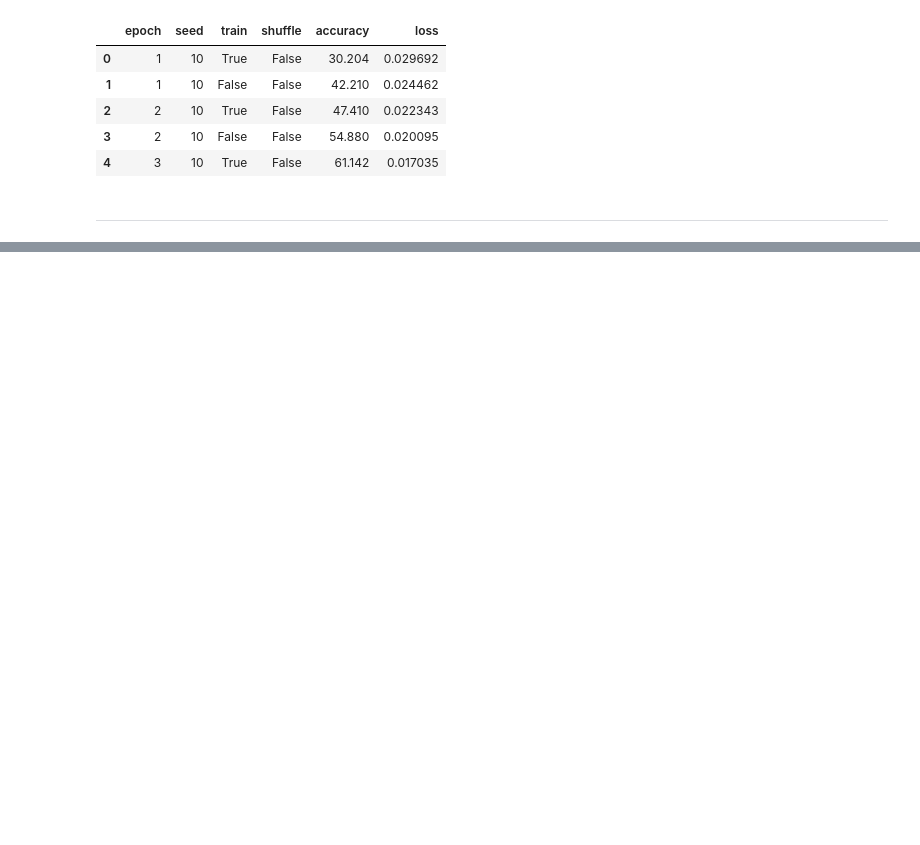
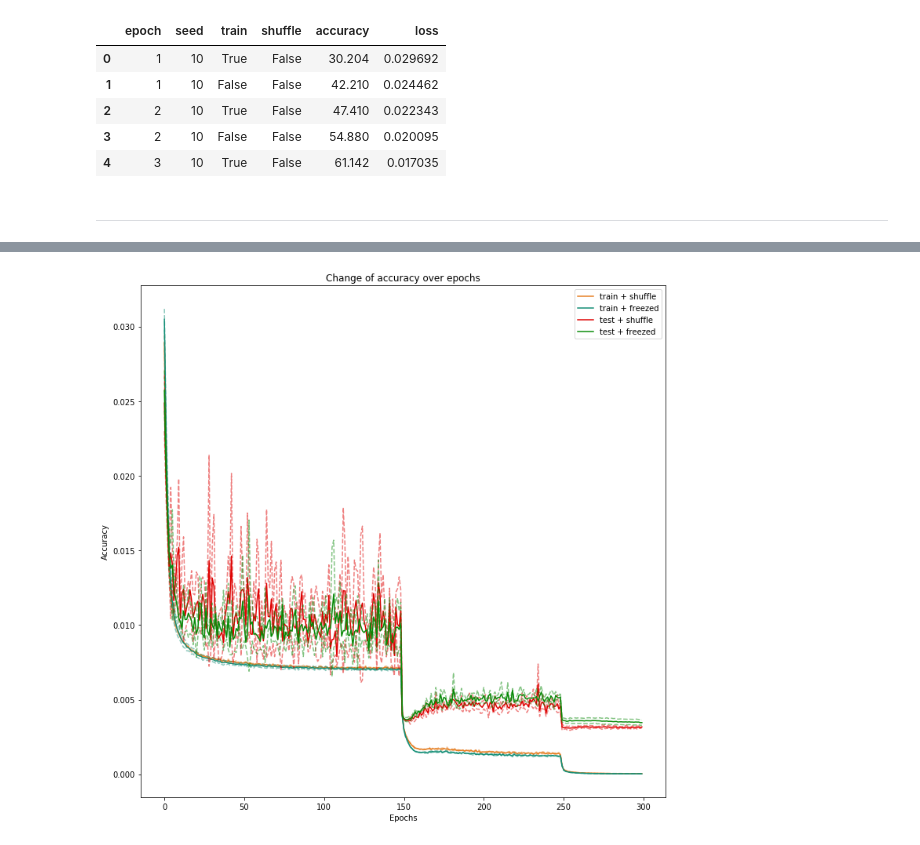
Before and after one commit to johanneshoetter/MIDL, a Jupyter notebook: LoggingAnalysis.ipynb, the cells around one changed output, grey strips where cells are left out. Drawn from its saved outputs; the diff is of its cells as text; code cells hidden in the pictures; blank space fills up the shorter version.

```diff
--- a/LoggingAnalysis.ipynb
+++ b/LoggingAnalysis.ipynb
@@ -62,0 +76,4 @@ plt.savefig('loss.jpg', format='jpg')
+# %%
+metric_over_epochs(get_acc=False)
+# %% [output]
+[figure, added]
```
Also changed, not shown: parts of 8 cells of this notebook, 3 other files.
